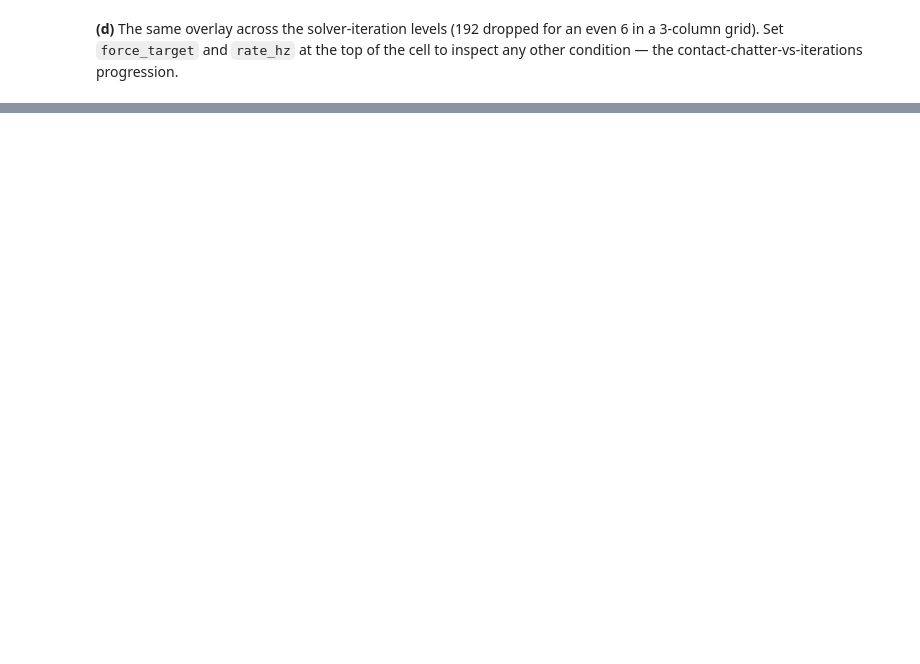
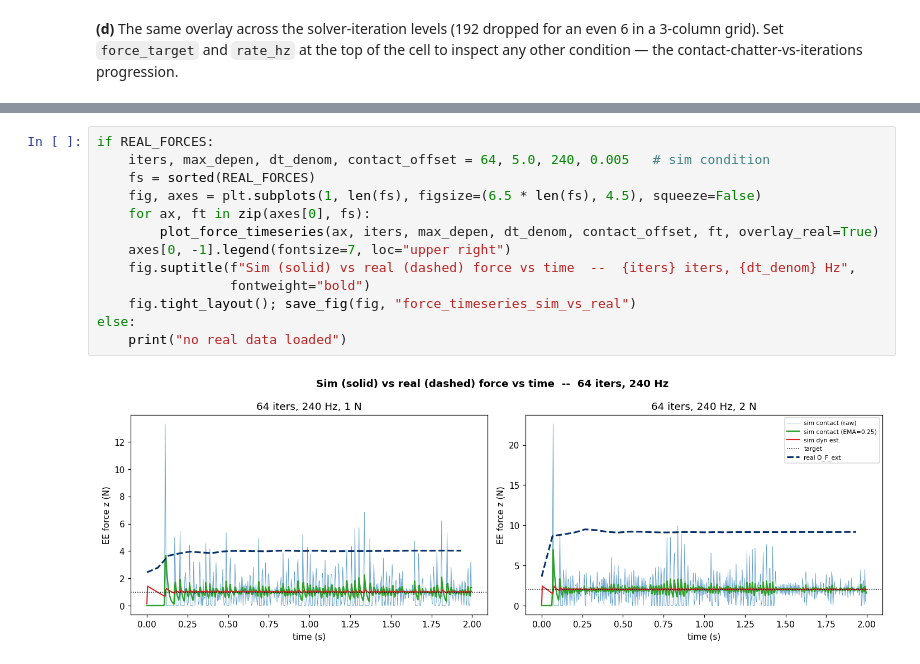
Before and after one commit to RoboNuke/in-contact_sim-real_force_verification, a Jupyter notebook: data_analysis/param_sweep_analysis.ipynb, the cells around one changed output, grey strips where cells are left out. Cells and saved outputs as stored; diff of their text form; blank space fills up the shorter version.

```diff
--- a/data_analysis/param_sweep_analysis.ipynb
+++ b/data_analysis/param_sweep_analysis.ipynb
@@ -517,0 +752,15 @@ save_fig(fig, "force_timeseries_across_iters")
+# %%
+if REAL_FORCES:
+    iters, max_depen, dt_denom, contact_offset = 64, 5.0, 240, 0.005   # sim condition
+    fs = sorted(REAL_FORCES)
+    fig, axes = plt.subplots(1, len(fs), figsize=(6.5 * len(fs), 4.5), squeeze=False)
+    for ax, ft in zip(axes[0], fs):
+        plot_force_timeseries(ax, iters, max_depen, dt_denom, contact_offset, ft, overlay_real=True)
+    axes[0, -1].legend(fontsize=7, loc="upper right")
+    fig.suptitle(f"Sim (solid) vs real (dashed) force vs time  --  {iters} iters, {dt_denom} Hz",
+                 fontweight="bold")
+    fig.tight_layout(); save_fig(fig, "force_timeseries_sim_vs_real")
+else:
+    print("no real data loaded")
+# %% [output]
+[figure, added]
```
Also changed, not shown: parts of 24 cells of this notebook, 20 other files.
